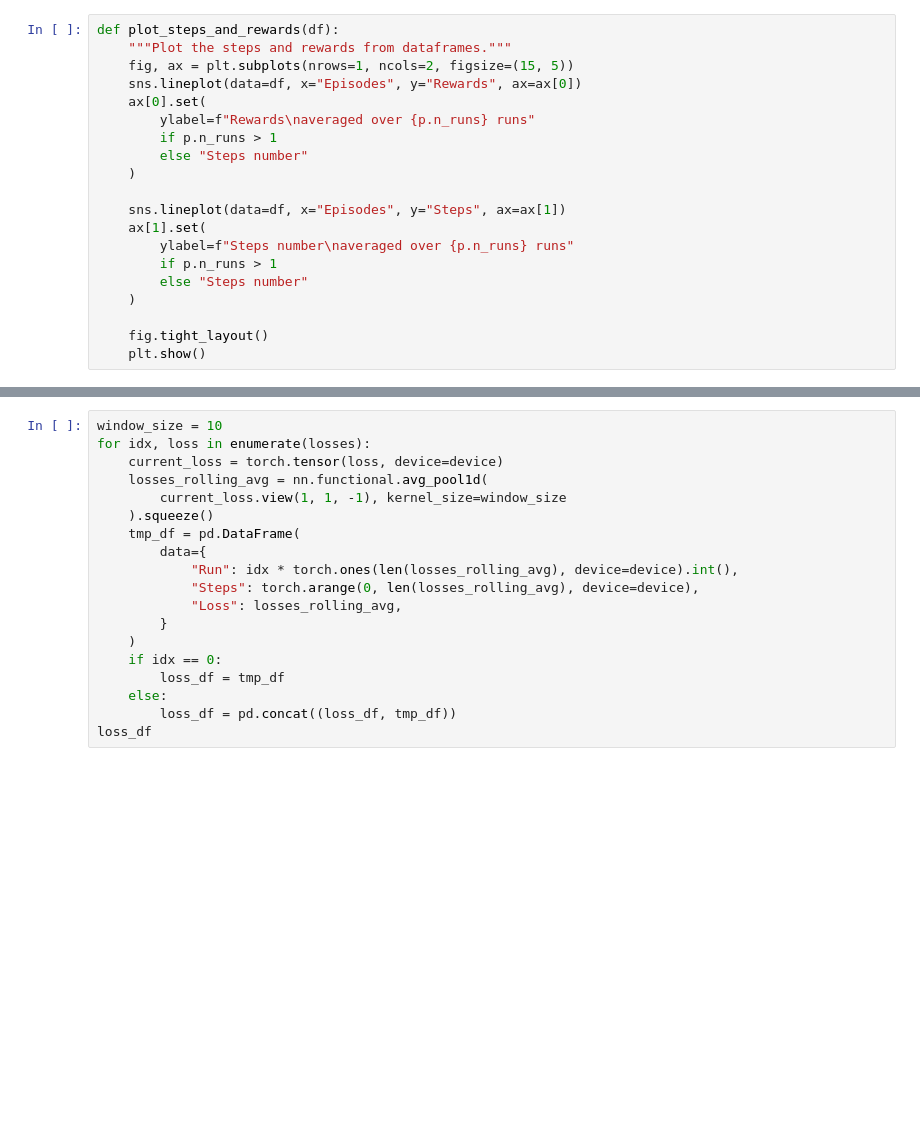
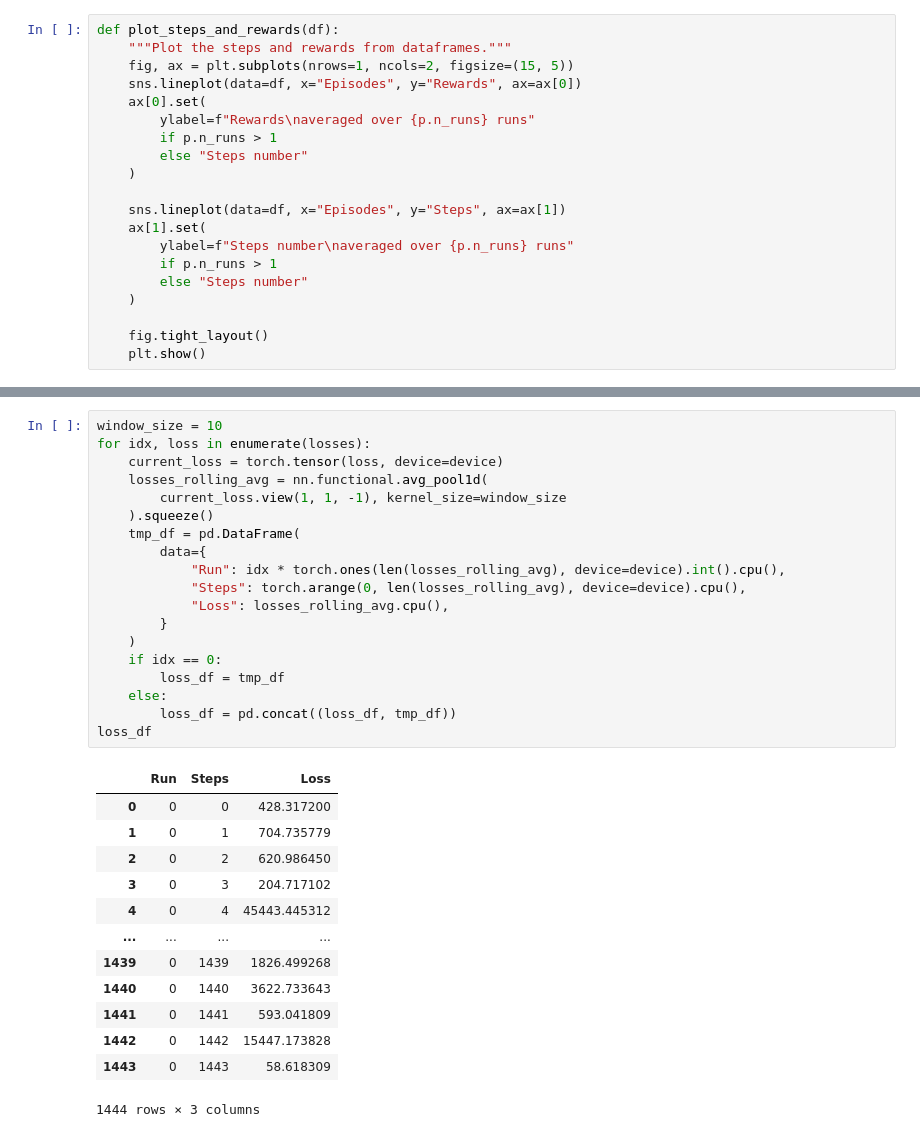
Before and after one commit to NiloufarRazmi/RL_Olfaction, a Jupyter notebook: TriangleTask/dqn_perso.ipynb, the cells around one changed output, grey strips where cells are left out. Drawn from its saved outputs; the diff is of its cells as text; blank space fills up the shorter version.

Commit message:
fix: tensor to cpu for dataframe conversion

```diff
--- a/TriangleTask/dqn_perso.ipynb
+++ b/TriangleTask/dqn_perso.ipynb
@@ -445,22 +463,36 @@ plot_steps_and_rewards(res)
 # %%
 window_size = 10
 for idx, loss in enumerate(losses):
     current_loss = torch.tensor(loss, device=device)
     losses_rolling_avg = nn.functional.avg_pool1d(
         current_loss.view(1, 1, -1), kernel_size=window_size
     ).squeeze()
     tmp_df = pd.DataFrame(
         data={
-            "Run": idx * torch.ones(len(losses_rolling_avg), device=device).int(),
-            "Steps": torch.arange(0, len(losses_rolling_avg), device=device),
-            "Loss": losses_rolling_avg,
+            "Run": idx * torch.ones(len(losses_rolling_avg), device=device).int().cpu(),
+            "Steps": torch.arange(0, len(losses_rolling_avg), device=device).cpu(),
+            "Loss": losses_rolling_avg.cpu(),
         }
     )
     if idx == 0:
         loss_df = tmp_df
     else:
         loss_df = pd.concat((loss_df, tmp_df))
 loss_df
+# %% [output]
+|  | Run | Steps | Loss |
+| 0 | 0 | 0 | 428.317200 |
+| 1 | 0 | 1 | 704.735779 |
+| 2 | 0 | 2 | 620.986450 |
+| 3 | 0 | 3 | 204.717102 |
+| 4 | 0 | 4 | 45443.445312 |
+| ... | ... | ... | ... |
+| 1439 | 0 | 1439 | 1826.499268 |
+| 1440 | 0 | 1440 | 3622.733643 |
+| 1441 | 0 | 1441 | 593.041809 |
+| 1442 | 0 | 1442 | 15447.173828 |
+| 1443 | 0 | 1443 | 58.618309 |
+1444 rows × 3 columns
 # %%
 fig, ax = plt.subplots()
 sns.lineplot(data=loss_df, x="Steps", y="Loss", ax=ax)
```
Also changed, not shown: parts of 8 cells of this notebook, 2 other files.
